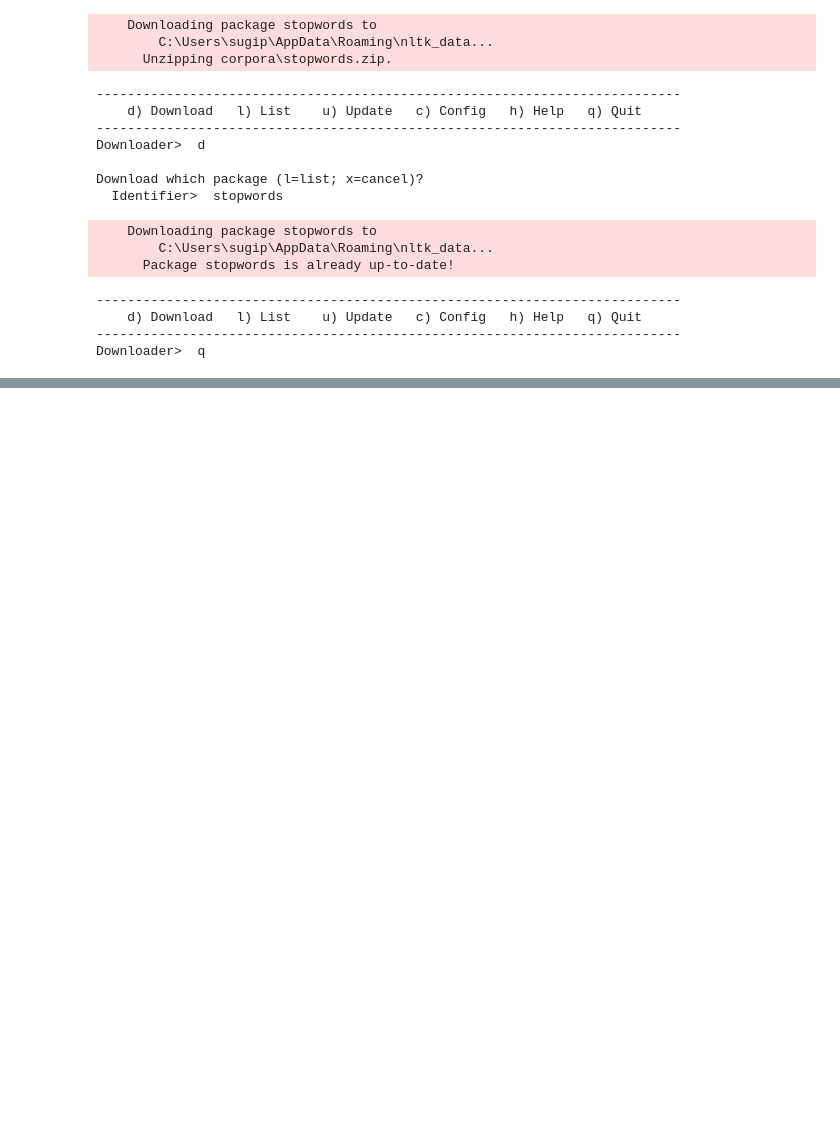
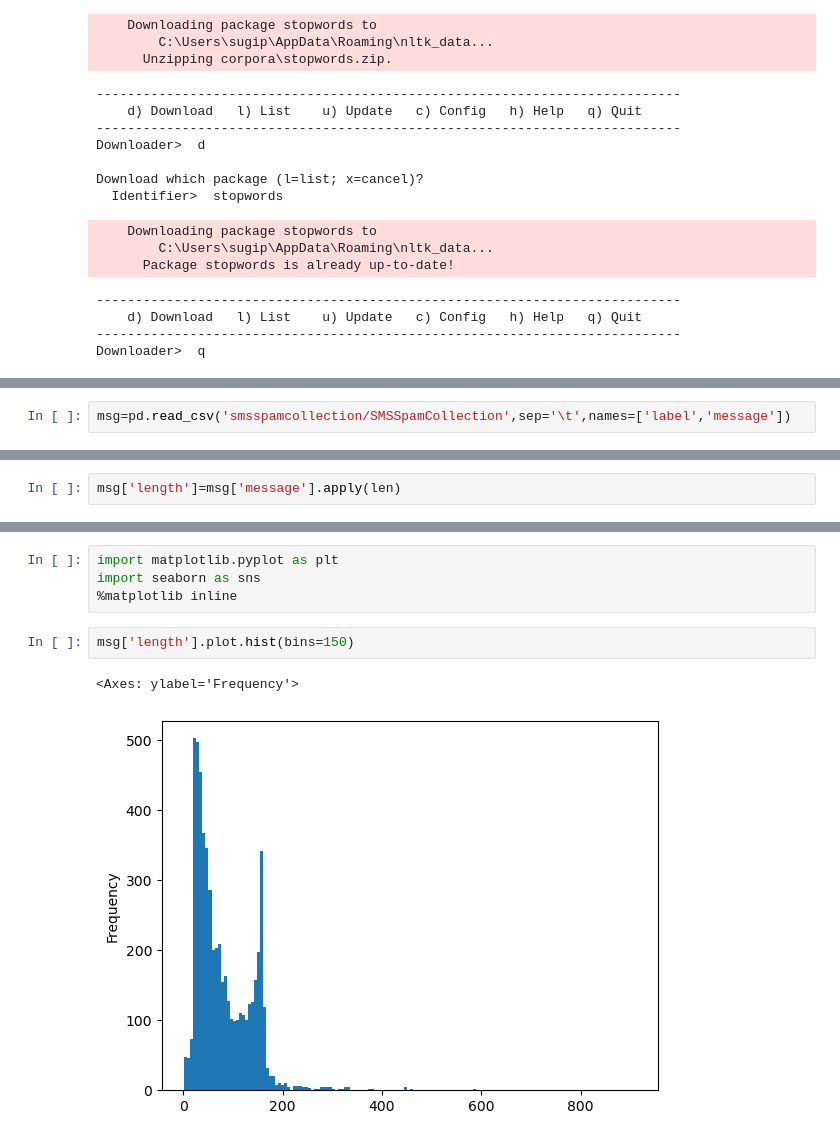
Before and after one commit to SuhasPalani/Python_Data, a Jupyter notebook: NLP/NLP.ipynb, the cells around one changed output, grey strips where cells are left out. Saved outputs shown, nothing was run; the diff lists cells and outputs as text; blank space fills up the shorter version.

```diff
--- a/NLP/NLP.ipynb
+++ b/NLP/NLP.ipynb
@@ -48,0 +83,2 @@ Downloader>  q
+# %%
+msg=pd.read_csv('smsspamcollection/SMSSpamCollection',sep='\t',names=['label','message'])
@@ -48,0 +110,2 @@ Downloader>  q
+# %%
+msg['length']=msg['message'].apply(len)
@@ -48,0 +121,9 @@ Downloader>  q
+# %%
+import matplotlib.pyplot as plt
+import seaborn as sns
+%matplotlib inline
+# %%
+msg['length'].plot.hist(bins=150)
+# %% [output]
+<Axes: ylabel='Frequency'>
+[figure, added]
```
Also changed, not shown: parts of 12 cells of this notebook.
